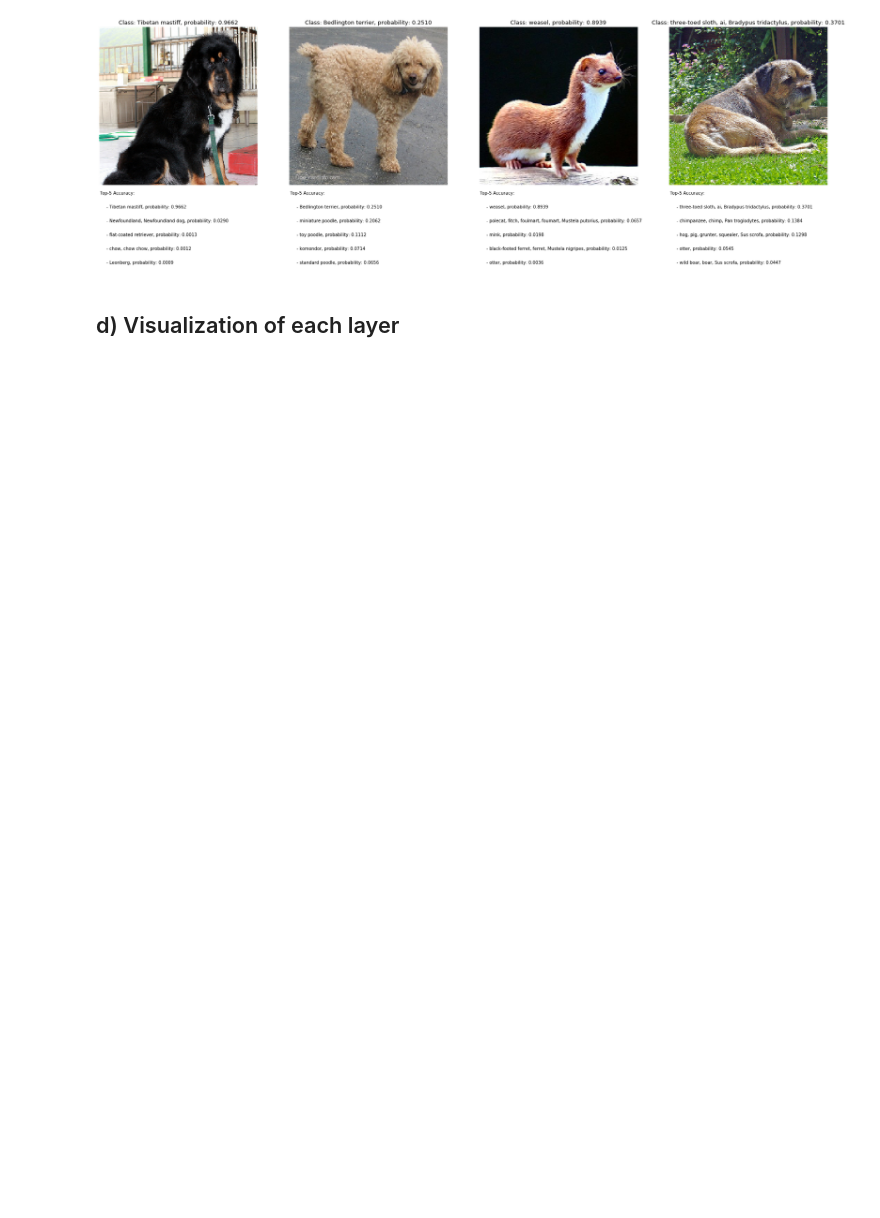
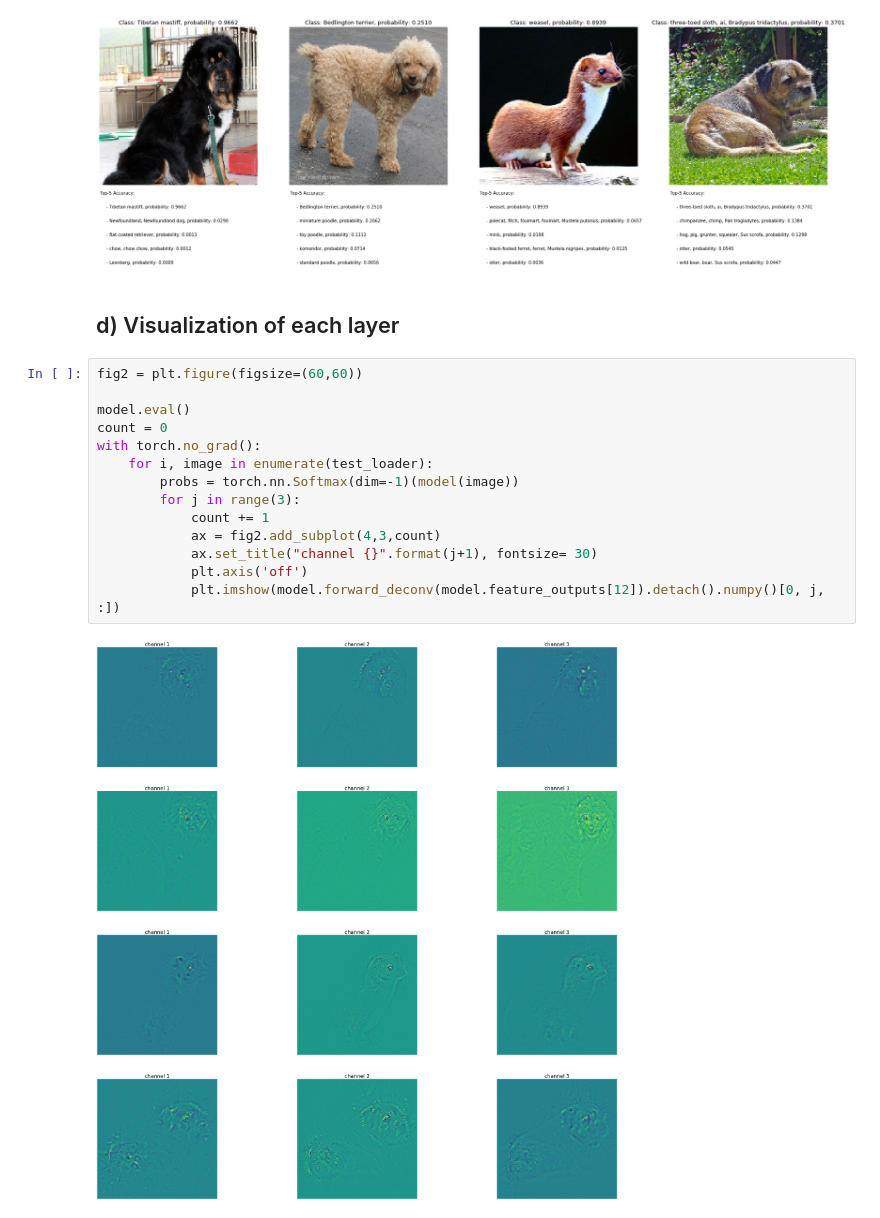
Before and after one commit to 3outeille/Research-Paper-Summary, a Jupyter notebook: src/architecture/zfnet/pytorch/zfnet_pytorch.ipynb, the cells around one changed output. Cells and saved outputs as stored; diff of their text form; blank space fills up the shorter version.

Commit message:
Visualization done

```diff
--- a/src/architecture/zfnet/pytorch/zfnet_pytorch.ipynb
+++ b/src/architecture/zfnet/pytorch/zfnet_pytorch.ipynb
@@ -280,3 +279,19 @@ with torch.no_grad():
 [figure]
 # %% [markdown]
 ## d) Visualization of each layer
+# %%
+fig2 = plt.figure(figsize=(60,60))
+
+model.eval()
+count = 0
+with torch.no_grad():
+    for i, image in enumerate(test_loader):
+        probs = torch.nn.Softmax(dim=-1)(model(image))
+        for j in range(3):
+            count += 1
+            ax = fig2.add_subplot(4,3,count)
+            ax.set_title("channel {}".format(j+1), fontsize= 30)
+            plt.axis('off')
+            plt.imshow(model.forward_deconv(model.feature_outputs[12]).detach().numpy()[0, j, :])
+# %% [output]
+[figure, added]
```
Also changed, not shown: parts of 1 cell of this notebook.
